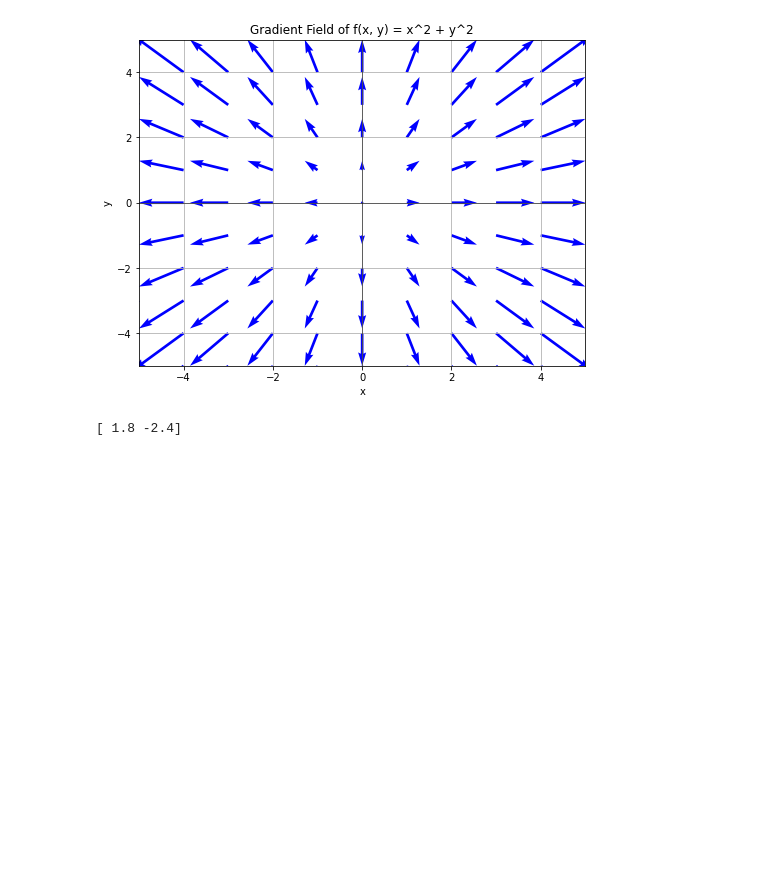
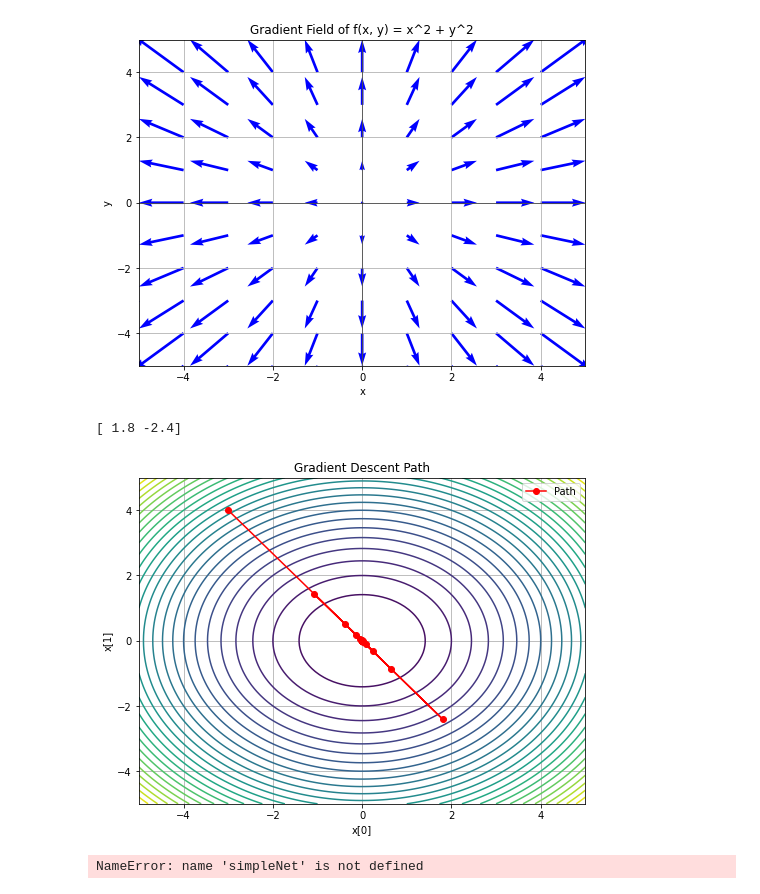
Before and after one commit to Katsunobu1008/DeepLearning, a Jupyter notebook: ch04/ch04.ipynb, the cells around one changed output. Cells and saved outputs as stored; diff of their text form; code cells hidden in the pictures; blank space fills up the shorter version.

Commit message:
commonのファイルを追加

```diff
--- a/ch04/ch04.ipynb
+++ b/ch04/ch04.ipynb
@@ -489,7 +489,7 @@ def numerical_gradient(f, x):
     return grad
 
 
-def gradient_decent(f, init_x, lr=0.01, step_num=100):
+def gradient_decent(f, init_x, lr=0.1, step_num=100):
     """
     f：関数
     init_x：初期値
@@ -505,30 +505,55 @@ def gradient_decent(f, init_x, lr=0.01, step_num=100):
     return np.array(trajectory)
 
 
 def function_2(x):
     return x[0]**2 + x[1]**2
 
 
 # 初期値と学習率
 init_x = np.array([-3.0, 4.0])
 lr = 0.8
 step_num = 100
 
 # 勾配降下法の実行
 trajectory = gradient_decent(function_2, init_x=init_x, lr=lr, step_num=step_num)
 
 # グラフ描画
 x = np.linspace(-5, 5, 100)
 y = np.linspace(-5, 5, 100)
 X, Y = np.meshgrid(x, y)
 Z = X**2 + Y**2  # f(x, y) の値
 
 plt.figure(figsize=(8, 6))
 plt.contour(X, Y, Z, levels=30, cmap='viridis')  # 等高線を描画
 plt.plot(trajectory[:, 0], trajectory[:, 1], 'o-', color='red', label="Path")  # 点の移動を描画
 plt.title("Gradient Descent Path")
 plt.xlabel("x[0]")
 plt.ylabel("x[1]")
 plt.legend()
 plt.grid()
 plt.show()
+# %% [output]
+[figure, added]
+# %%
+import numpy as np
+import matplotlib.pyplot as plt
+import sys,os
+sys.path.append(os.pardir)
+from common.functions import softmax,cross_entropy_error
+from common.gradient import numerical_gradient
+
+class simpleNet:
+  def __init__(self):
+    self.W = np.random.randn(2,3)
+
+  def predict(self,x):
+    return np.dot(x,self.W)
+  def loss(self,x,t):
+    z = self.predict(x)
+    y = softmax(z)
+    loss = cross_entropy_error(y,t)
+    return loss
+  net = simpleNet()
+  print(net.W)
+# %% [output]
+NameError: name 'simpleNet' is not defined
```
Also changed, not shown: 9 other files.
